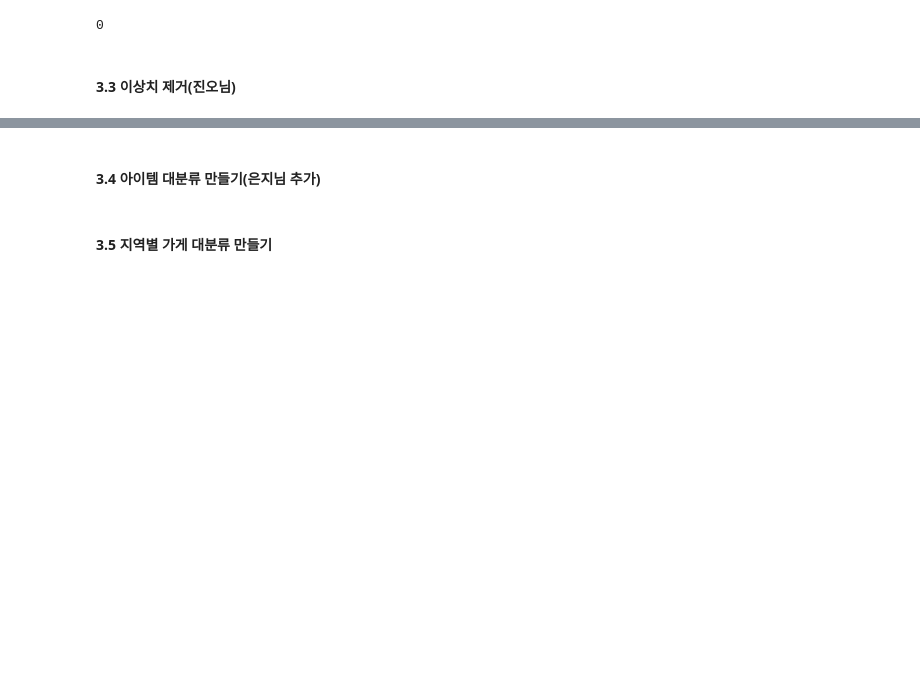
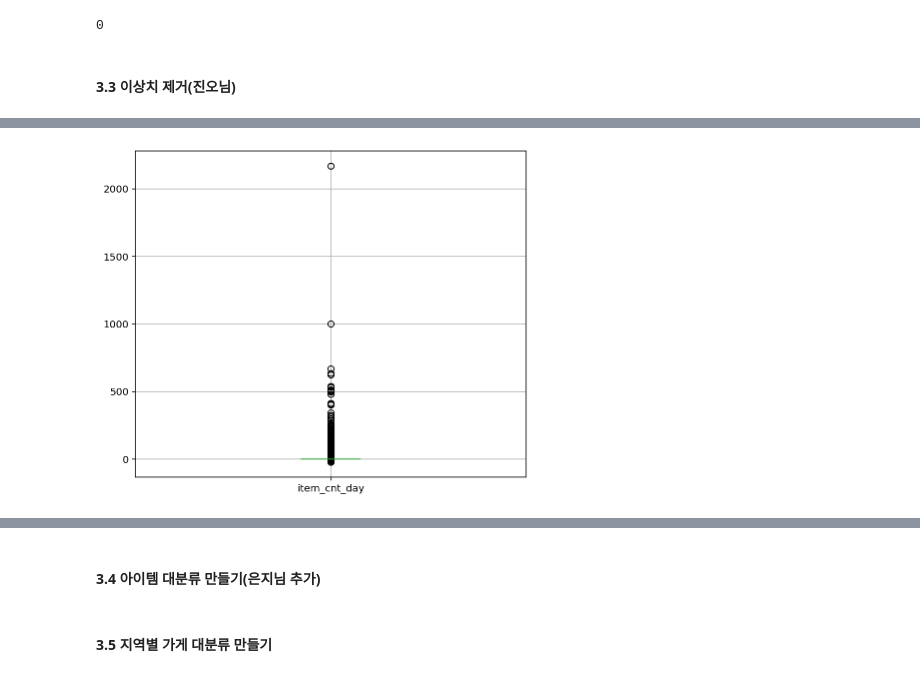
Before and after one commit to AIFFEL-kaggle/predict_future_sales, a Jupyter notebook: predict_future_sales.ipynb, the cells around one changed output, grey strips where cells are left out. Drawn from its saved outputs; the diff is of its cells as text; code cells hidden in the pictures; blank space fills up the shorter version.

```diff
--- a/predict_future_sales.ipynb
+++ b/predict_future_sales.ipynb
@@ -148,0 +228,5 @@ sum(train.duplicated())
+# %%
+# 가격 10만이상 제거
+
+train_1 = train[train['item_price']<=100000]
+train_1
@@ -148,0 +247,6 @@ sum(train.duplicated())
+# %%
+plt.figure(figsize=(7,6))
+train_1.boxplot(column=['item_cnt_day'])
+plt.show()
+# %% [output]
+[figure, added]
```
Also changed, not shown: parts of 15 cells of this notebook.
